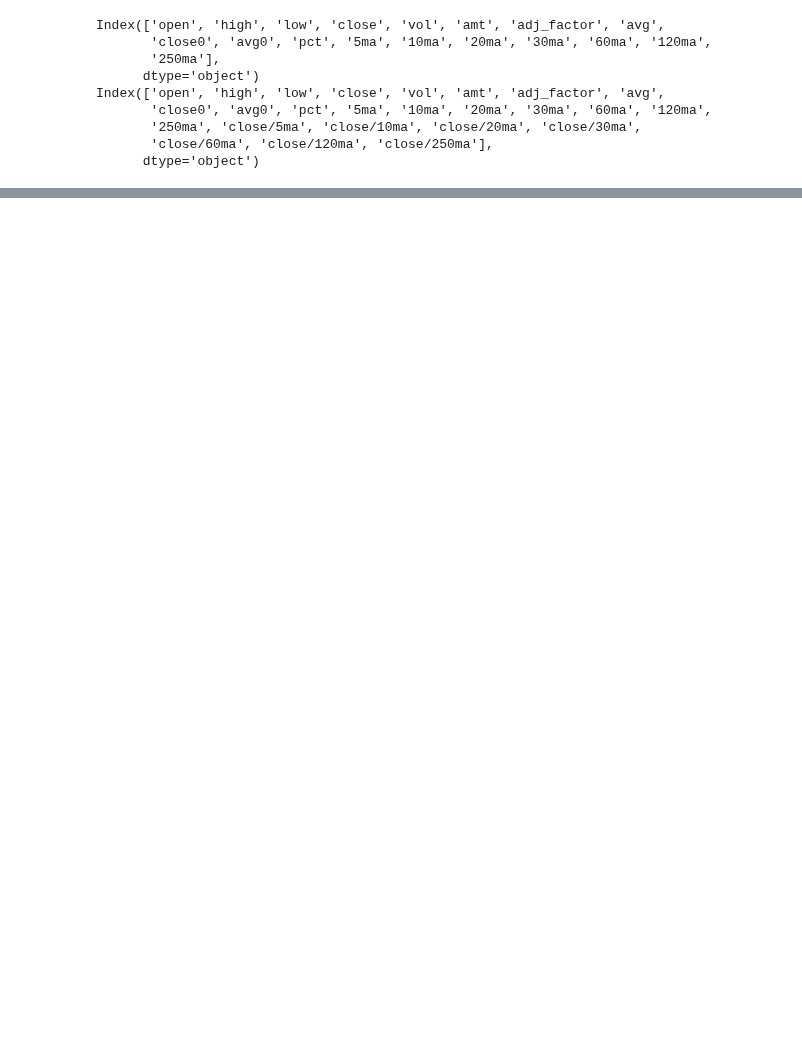
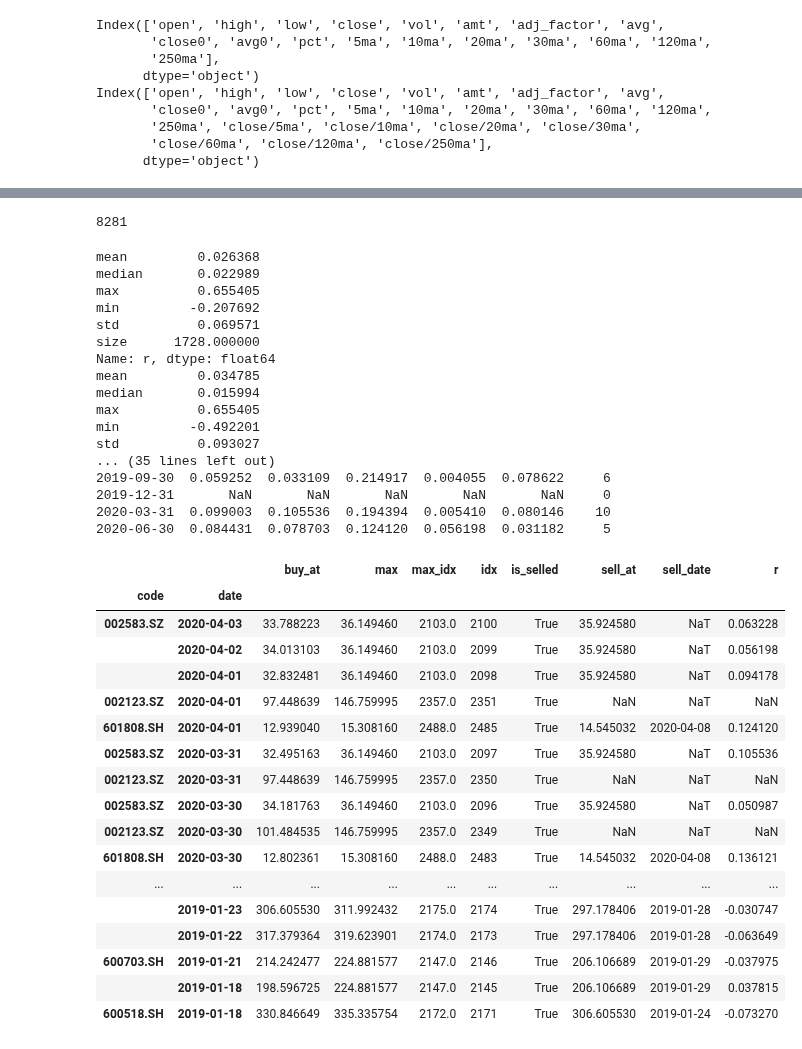
Before and after one commit to Bantorra0/Quant, a Jupyter notebook: long_trend_oversold_analysis.ipynb, the cells around one changed output, grey strips where cells are left out. Drawn from its saved outputs; the diff is of its cells as text; code cells hidden in the pictures; blank space fills up the shorter version.

```diff
--- a/long_trend_oversold_analysis.ipynb
+++ b/long_trend_oversold_analysis.ipynb
@@ -119,0 +160,60 @@ ml.assess
+# %%
+# strategy_mask = (
+#     (df['close/120ma']<0.7)
+#     & (df['close/60ma']<0.75) & (df['close/60ma']>0.55)
+#     & (df['close/30ma']<0.79)
+#     & (df['close/20ma']<0.82)
+#     & (df['close/5ma']<0.95)
+#                 )
+strategy_mask = (
+    (df['close/120ma']<0.72)
+    & (df['close/60ma']<0.77)
+    & (df['close/60ma']>0.55)
+    & (df['close/30ma']<0.82)
+#     & (df['close/20ma']<0.82)
+#     & (df['close/5ma']<0.95)
+                )
+print(strategy_mask.sum())
+# %% [output]
+8281
+# %%
+print(df_r.loc[df.index[stock_mask & strategy_mask],'r'].agg(agg_operations))
+print(df_r2.loc[df.index[stock_mask & strategy_mask],'r'].agg(agg_operations))
+print(df_r2.loc[df.index[stock_mask & strategy_mask],'r'].reset_index('code')['r'].resample('Q').agg(agg_operations))
+df_r2.loc[df.index[stock_mask & strategy_mask],:].sort_values('date',ascending=False)[:50]
+# %% [output]
+mean         0.026368
+median       0.022989
+max          0.655405
+min         -0.207692
+std          0.069571
+size      1728.000000
+Name: r, dtype: float64
+mean         0.034785
+median       0.015994
+max          0.655405
+min         -0.492201
+std          0.093027
+... (35 lines left out)
+2019-09-30  0.059252  0.033109  0.214917  0.004055  0.078622     6
+2019-12-31       NaN       NaN       NaN       NaN       NaN     0
+2020-03-31  0.099003  0.105536  0.194394  0.005410  0.080146    10
+2020-06-30  0.084431  0.078703  0.124120  0.056198  0.031182     5
+|  |  | buy_at | max | max_idx | idx | is_selled | sell_at | sell_date | r |
+| code | date |  |  |  |  |  |  |  |  |
+| 002583.SZ | 2020-04-03 | 33.788223 | 36.149460 | 2103.0 | 2100 | True | 35.924580 | NaT | 0.063228 |
+|  | 2020-04-02 | 34.013103 | 36.149460 | 2103.0 | 2099 | True | 35.924580 | NaT | 0.056198 |
+|  | 2020-04-01 | 32.832481 | 36.149460 | 2103.0 | 2098 | True | 35.924580 | NaT | 0.094178 |
+| 002123.SZ | 2020-04-01 | 97.448639 | 146.759995 | 2357.0 | 2351 | True | NaN | NaT | NaN |
+| 601808.SH | 2020-04-01 | 12.939040 | 15.308160 | 2488.0 | 2485 | True | 14.545032 | 2020-04-08 | 0.124120 |
+| 002583.SZ | 2020-03-31 | 32.495163 | 36.149460 | 2103.0 | 2097 | True | 35.924580 | NaT | 0.105536 |
+| 002123.SZ | 2020-03-31 | 97.448639 | 146.759995 | 2357.0 | 2350 | True | NaN | NaT | NaN |
+| 002583.SZ | 2020-03-30 | 34.181763 | 36.149460 | 2103.0 | 2096 | True | 35.924580 | NaT | 0.050987 |
+| 002123.SZ | 2020-03-30 | 101.484535 | 146.759995 | 2357.0 | 2349 | True | NaN | NaT | NaN |
+| 601808.SH | 2020-03-30 | 12.802361 | 15.308160 | 2488.0 | 2483 | True | 14.545032 | 2020-04-08 | 0.136121 |
+| ... | ... | ... | ... | ... | ... | ... | ... | ... | ... |
+|  | 2019-01-23 | 306.605530 | 311.992432 | 2175.0 | 2174 | True | 297.178406 | 2019-01-28 | -0.030747 |
+|  | 2019-01-22 | 317.379364 | 319.623901 | 2174.0 | 2173 | True | 297.178406 | 2019-01-28 | -0.063649 |
+| 600703.SH | 2019-01-21 | 214.242477 | 224.881577 | 2147.0 | 2146 | True | 206.106689 | 2019-01-29 | -0.037975 |
+|  | 2019-01-18 | 198.596725 | 224.881577 | 2147.0 | 2145 | True | 206.106689 | 2019-01-29 | 0.037815 |
+| 600518.SH | 2019-01-18 | 330.846649 | 335.335754 | 2172.0 | 2171 | True | 306.605530 | 2019-01-24 | -0.073270 |
```
Also changed, not shown: parts of 23 cells of this notebook, 4 other files.
